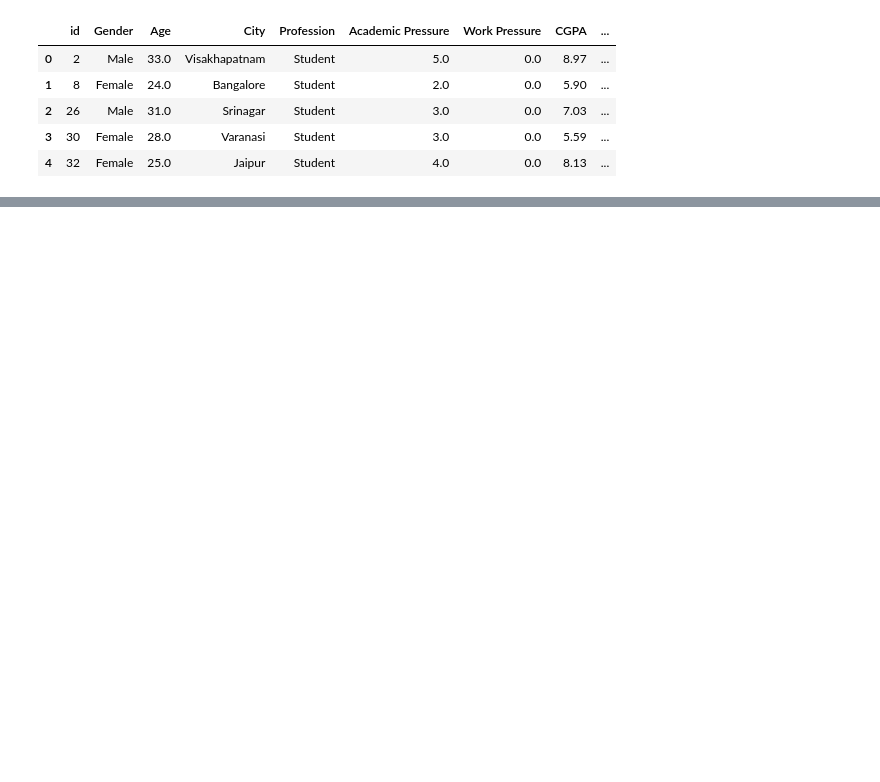
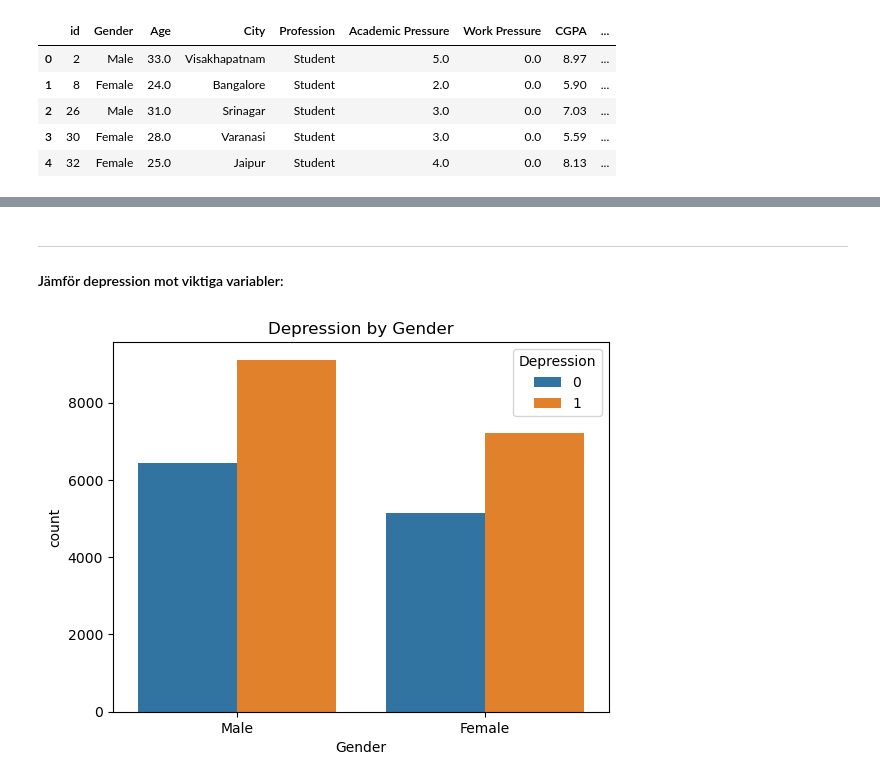
Before and after one commit to emmykristina/mental-health-prediction, a Jupyter notebook: notebooks/01_emmy_data_loading_and_eda.ipynb, the cells around one changed output, grey strips where cells are left out. Saved outputs shown, nothing was run; the diff lists cells and outputs as text; code cells hidden in the pictures; blank space fills up the shorter version.

```diff
--- a/notebooks/01_emmy_data_loading_and_eda.ipynb
+++ b/notebooks/01_emmy_data_loading_and_eda.ipynb
@@ -91,3 +112,12 @@ Depression
 1    16336
 0    11565
 Name: count, dtype: int64
+# %% [markdown]
+---
+#### Jämför depression mot viktiga variabler:
+# %%
+sns.countplot(data=df, x="Gender", hue="Depression")
+plt.title("Depression by Gender")
+plt.show()
+# %% [output]
+[figure, added]
```
Also changed, not shown: parts of 64 cells of this notebook.
